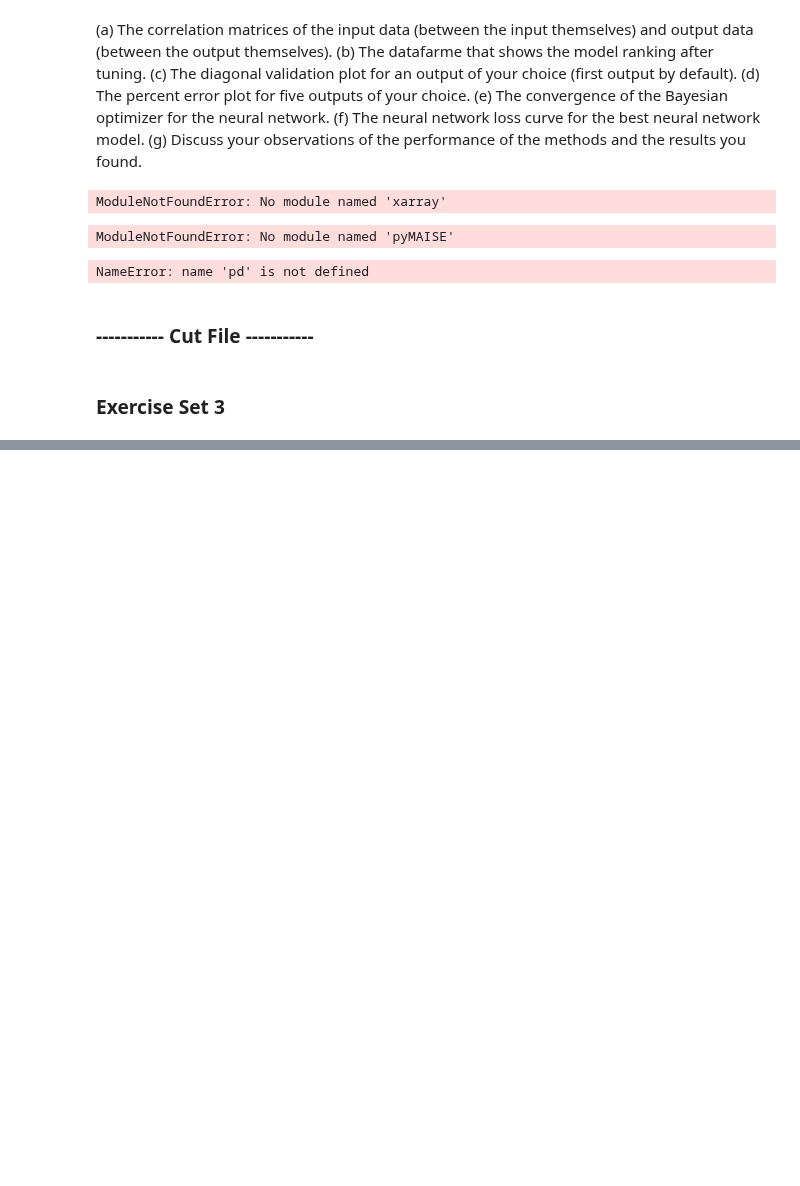
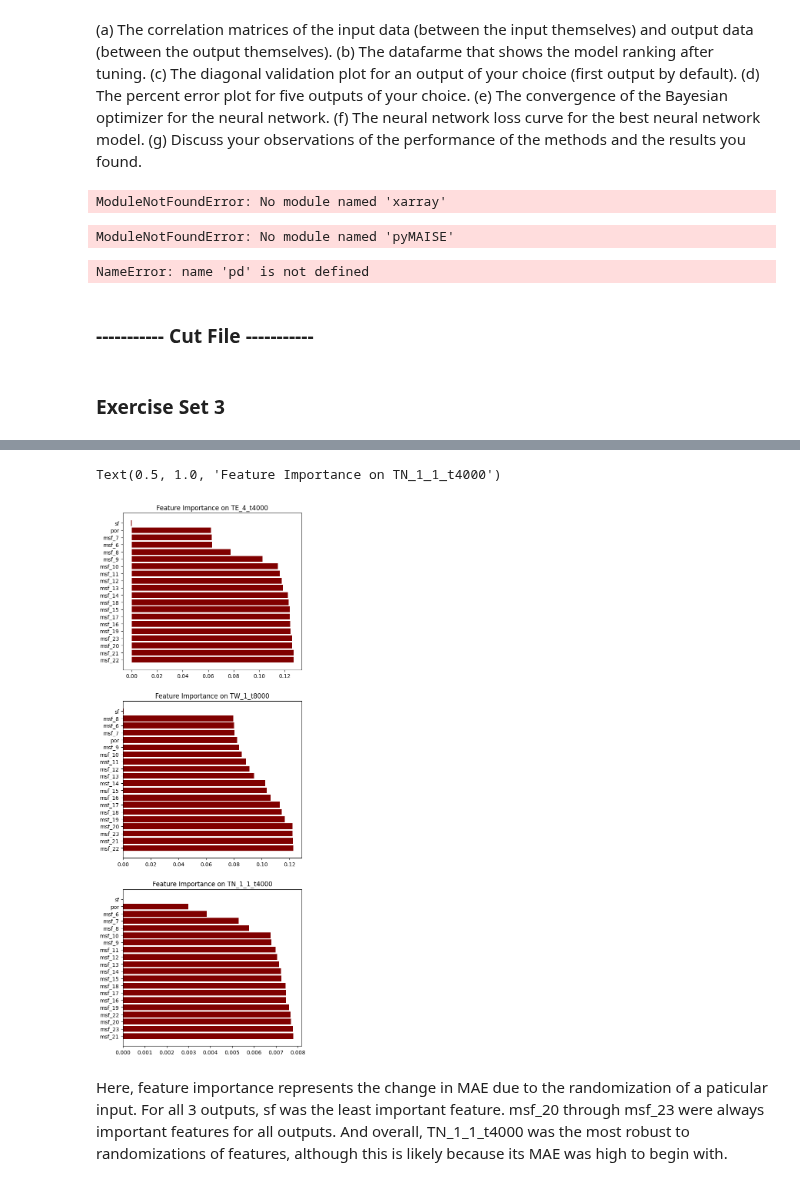
Before and after one commit to AdamBedel/ners590, a Jupyter notebook: labs/lab8/abedel_lab8.ipynb, the cells around one changed output, grey strips where cells are left out. Saved outputs shown, nothing was run; the diff lists cells and outputs as text; code cells hidden in the pictures; blank space fills up the shorter version.

```diff
--- a/labs/lab8/abedel_lab8.ipynb
+++ b/labs/lab8/abedel_lab8.ipynb
@@ -330,0 +374,43 @@ Index(['sf', 'por', 'msf_6', 'msf_7', 'msf_8', 'msf_9', 'msf_10', 'msf_11',
+# %%
+# Array is shape (20, 819, 30) (feature randomized, sim #, output)
+maes = []
+preds_array = np.stack(preds)
+reference_mae = mean_absolute_error(Ytest[:,0], pred_0[:,0])
+
+# TE_4_t4000 Feature Importances correspond to (:,:,0)
+for i in range(preds_array.shape[0]):
+    # Find MAE with randomized feature - MAE with no feature randomized
+    maes.append(mean_absolute_error(Ytest[:,0], preds_array[i,:,0]) - reference_mae)
+# Add change in MAE due to randomizations (aka feature importances) to DF and sort
+out1_df = pd.DataFrame(np.stack(maes), columns=['Feature Importance'], index=xdf.columns, dtype=float)
+out1_df_sorted = out1_df.sort_values(by='Feature Importance', key=abs, ascending=False)
+
+maes = []
+reference_mae = mean_absolute_error(Ytest[:,14], pred_0[:,14])
+# TW_1_t8000 Feature Importances correspond to (:,:,14)
+for i in range(preds_array.shape[0]):
+    maes.append(mean_absolute_error(Ytest[:,14], preds_array[i,:,14]) - reference_mae)
+out2_df = pd.DataFrame(np.stack(maes), columns=['Feature Importance'], index=xdf.columns, dtype=float)
+out2_df_sorted = out2_df.sort_values(by='Feature Importance', key=abs, ascending=False)
+
+maes = []
+reference_mae = mean_absolute_error(Ytest[:,24], pred_0[:,24])
+# TN_1_1_t4000 Feature Importances correspond to (:,:,24)
+for i in range(preds_array.shape[0]):
+    maes.append(mean_absolute_error(Ytest[:,24], preds_array[i,:,24]) - reference_mae)
+out3_df = pd.DataFrame(np.stack(maes), columns=['Feature Importance'], index=xdf.columns, dtype=float)
+out3_df_sorted = out3_df.sort_values(by='Feature Importance', key=abs, ascending=False)
+# %%
+fig, ax = plt.subplots(3, 1)
+fig.set_size_inches(6,18)
+ax[0].barh(out1_df_sorted.index.array, out1_df_sorted['Feature Importance'].values, color='maroon')
+ax[0].set_title('Feature Importance on TE_4_t4000')
+ax[1].barh(out2_df_sorted.index.array, out2_df_sorted['Feature Importance'].values, color='maroon')
+ax[1].set_title('Feature Importance on TW_1_t8000')
+ax[2].barh(out3_df_sorted.index.array, out3_df_sorted['Feature Importance'].values, color='maroon')
+ax[2].set_title('Feature Importance on TN_1_1_t4000')
+# %% [output]
+Text(0.5, 1.0, 'Feature Importance on TN_1_1_t4000')
+[figure, added]
+# %% [markdown]
+Here, feature importance represents the change in MAE due to the randomization of a paticular input. For all 3 outputs, sf was the least important feature. msf_20 through msf_23 were always important features for all outputs. And overall, TN_1_1_t4000 was the most robust to randomizations of features, although this is likely because its MAE was high to begin with.
```
Also changed, not shown: parts of 7 cells of this notebook, 1 other file.
